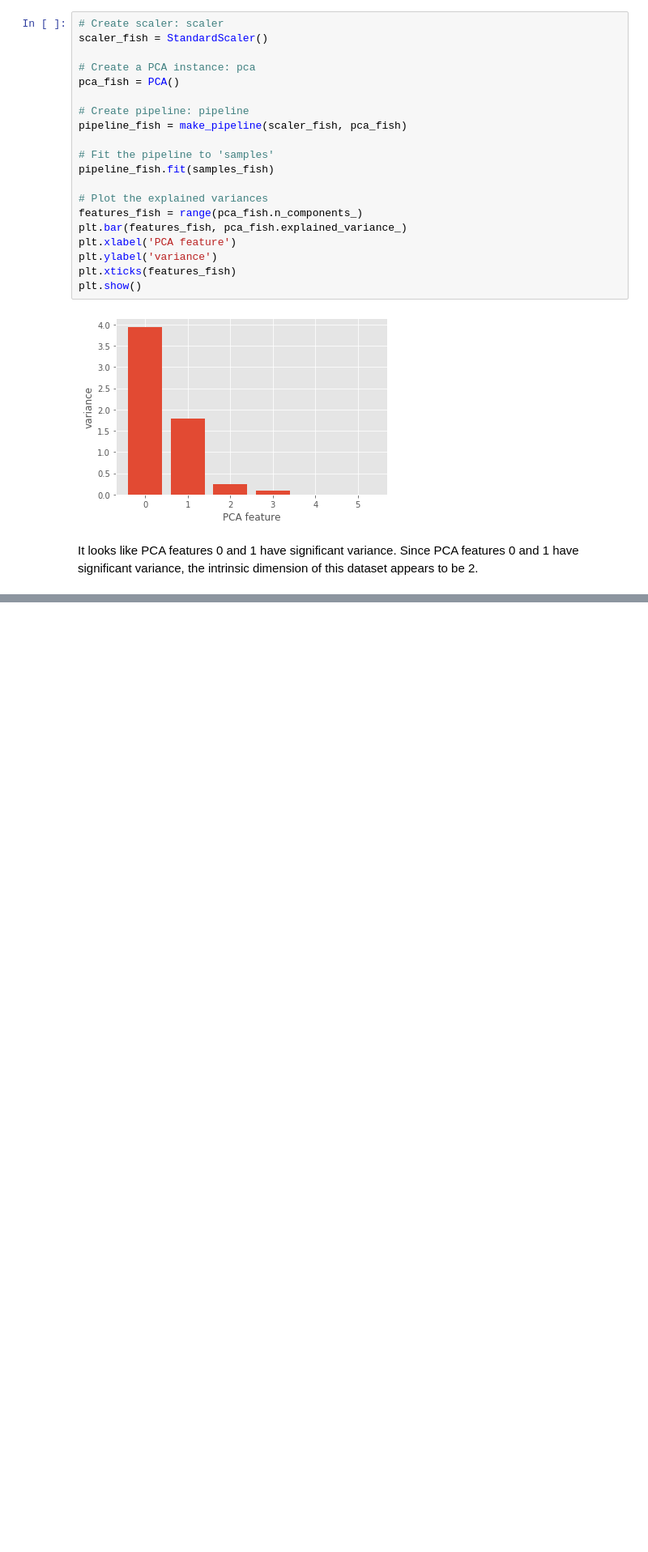
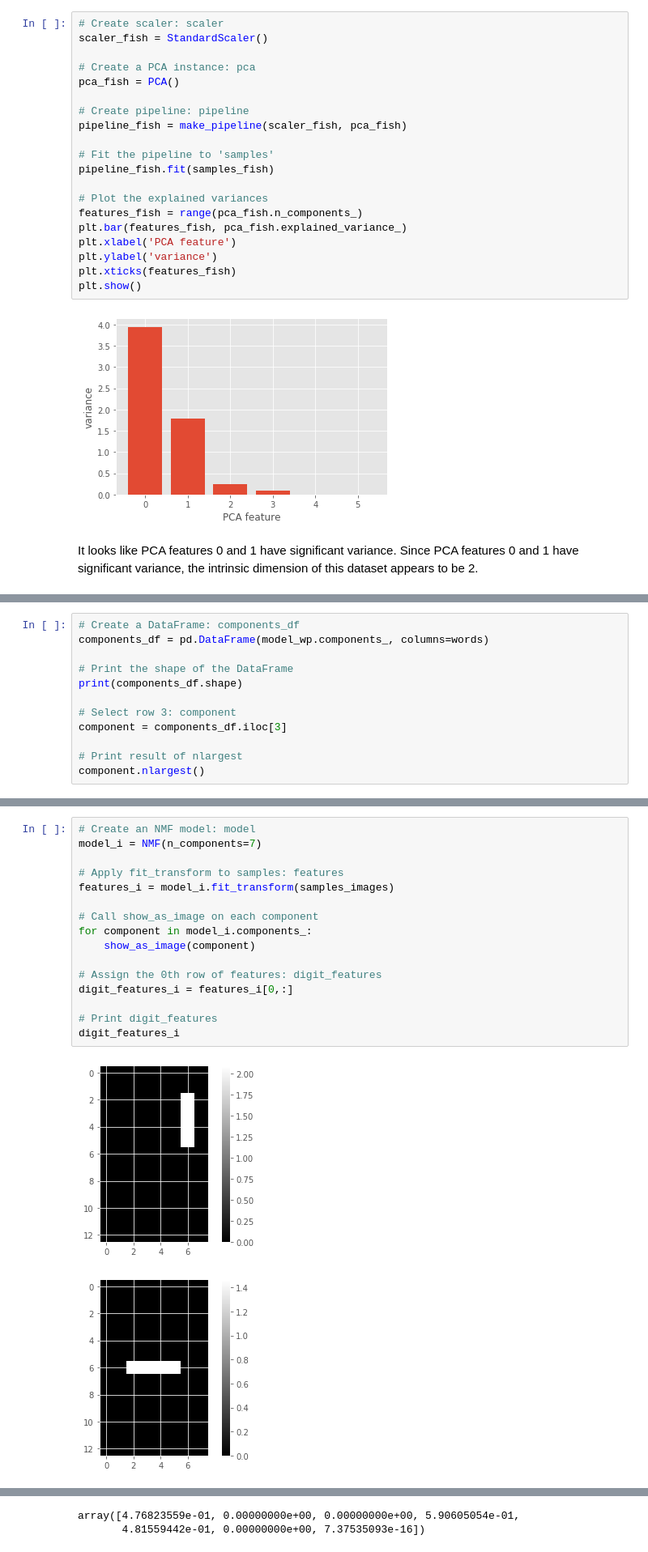
Before and after one commit to VictorOmondi1997/Unsupervised-Learning-in-Python, a Jupyter notebook: Unsupervised Learning in Python.ipynb, the cells around one changed output, grey strips where cells are left out. Shown at 81% size. Cells and saved outputs as stored; diff of their text form; blank space fills up the shorter version.

```diff
--- a/Unsupervised Learning in Python.ipynb
+++ b/Unsupervised Learning in Python.ipynb
@@ -1185,0 +1496,12 @@ It looks like PCA features 0 and 1 have significant variance. Since PCA features
+# %%
+# Create a DataFrame: components_df
+components_df = pd.DataFrame(model_wp.components_, columns=words)
+
+# Print the shape of the DataFrame
+print(components_df.shape)
+
+# Select row 3: component
+component = components_df.iloc[3]
+
+# Print result of nlargest
+component.nlargest()
@@ -1185,0 +1586,19 @@ It looks like PCA features 0 and 1 have significant variance. Since PCA features
+# %%
+# Create an NMF model: model
+model_i = NMF(n_components=7)
+
+# Apply fit_transform to samples: features
+features_i = model_i.fit_transform(samples_images)
+
+# Call show_as_image on each component
+for component in model_i.components_:
+    show_as_image(component)
+
+# Assign the 0th row of features: digit_features
+digit_features_i = features_i[0,:]
+
+# Print digit_features
+digit_features_i
+# %% [output]
+[figure, added]
+[figure, added]
@@ -1185,0 +1610,2 @@ It looks like PCA features 0 and 1 have significant variance. Since PCA features
+array([4.76823559e-01, 0.00000000e+00, 0.00000000e+00, 5.90605054e-01,
+       4.81559442e-01, 0.00000000e+00, 7.37535093e-16])
```
Also changed, not shown: parts of 64 cells of this notebook.
